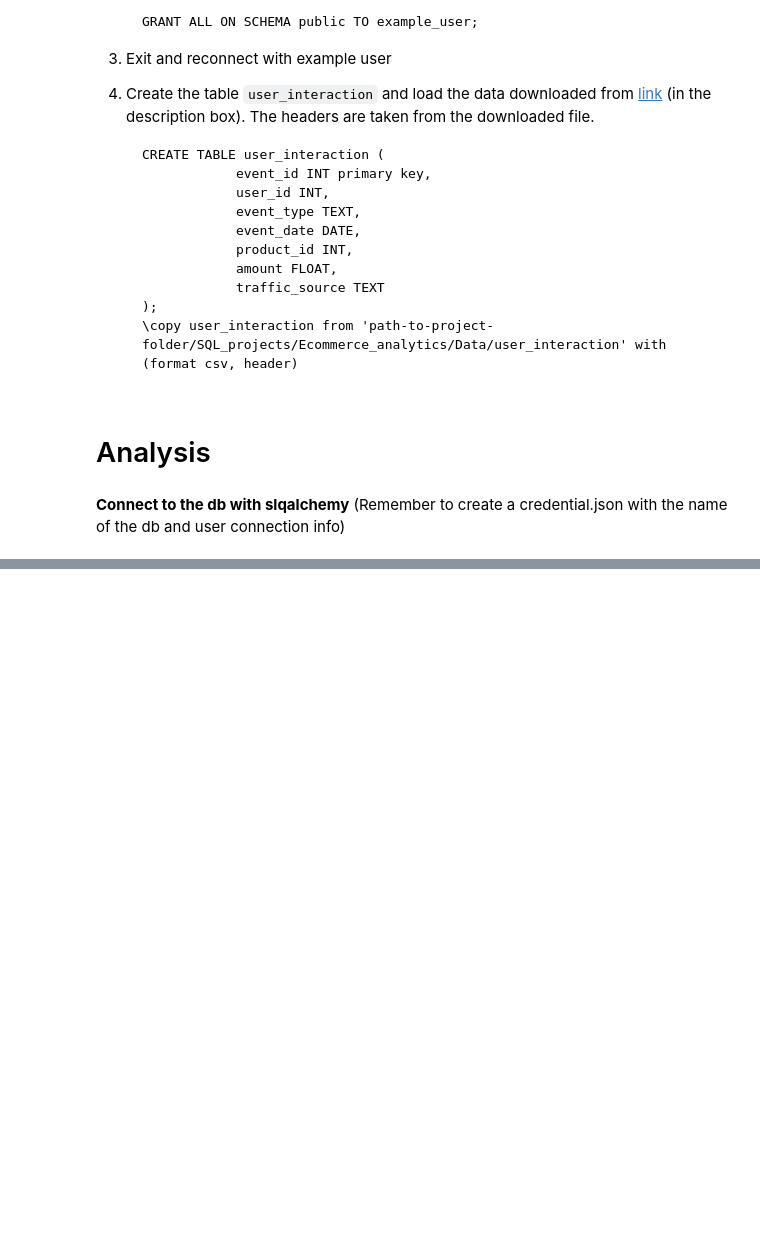
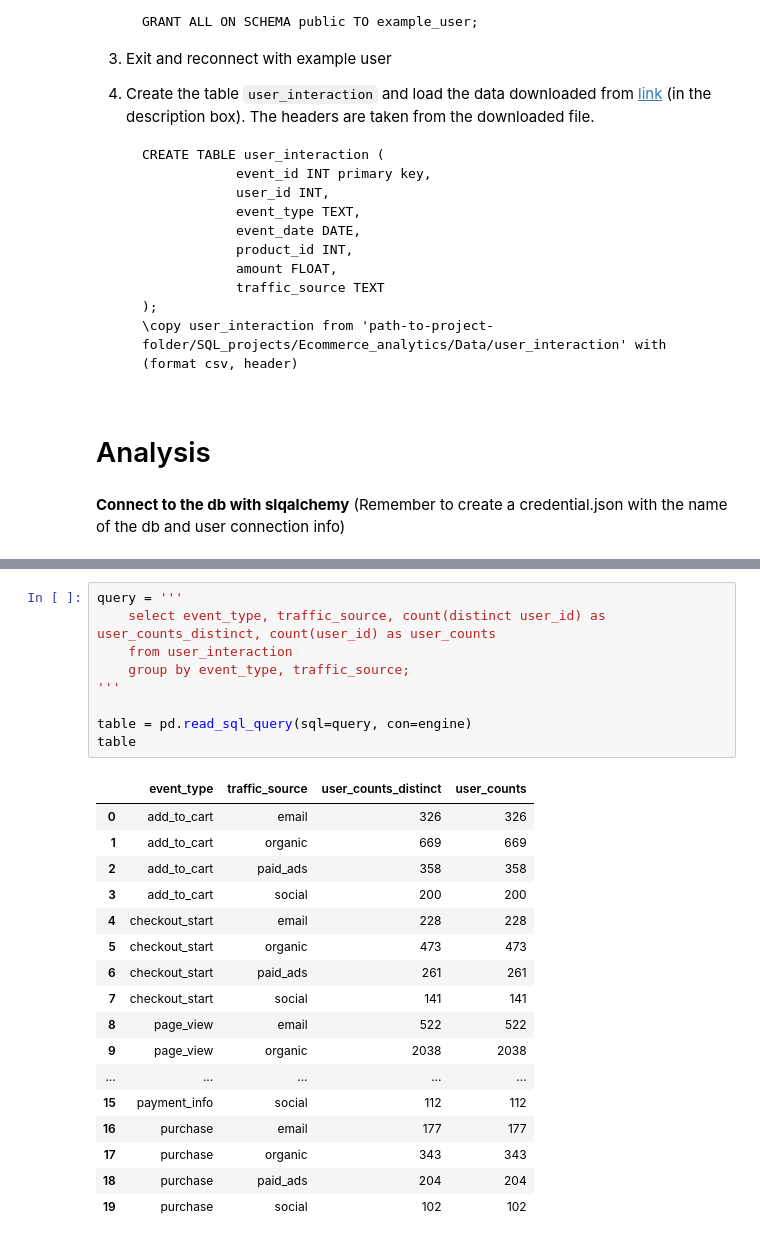
Before and after one commit to danialghamari/SQL_projects, a Jupyter notebook: Ecommerce_analytics/Analysis.ipynb, the cells around one changed output, grey strips where cells are left out. Cells and saved outputs as stored; diff of their text form; blank space fills up the shorter version.

```diff
--- a/Ecommerce_analytics/Analysis.ipynb
+++ b/Ecommerce_analytics/Analysis.ipynb
@@ -45,0 +105,27 @@ Connection to PostgreSQL established successfully!
+# %%
+query = '''
+    select event_type, traffic_source, count(distinct user_id) as user_counts_distinct, count(user_id) as user_counts
+    from user_interaction
+    group by event_type, traffic_source;
+'''
+
+table = pd.read_sql_query(sql=query, con=engine)
+table
+# %% [output]
+|  | event_type | traffic_source | user_counts_distinct | user_counts |
+| 0 | add_to_cart | email | 326 | 326 |
+| 1 | add_to_cart | organic | 669 | 669 |
+| 2 | add_to_cart | paid_ads | 358 | 358 |
+| 3 | add_to_cart | social | 200 | 200 |
+| 4 | checkout_start | email | 228 | 228 |
+| 5 | checkout_start | organic | 473 | 473 |
+| 6 | checkout_start | paid_ads | 261 | 261 |
+| 7 | checkout_start | social | 141 | 141 |
+| 8 | page_view | email | 522 | 522 |
+| 9 | page_view | organic | 2038 | 2038 |
+| ... | ... | ... | ... | ... |
+| 15 | payment_info | social | 112 | 112 |
+| 16 | purchase | email | 177 | 177 |
+| 17 | purchase | organic | 343 | 343 |
+| 18 | purchase | paid_ads | 204 | 204 |
+| 19 | purchase | social | 102 | 102 |
```
Also changed, not shown: parts of 13 cells of this notebook, 1 other file.
